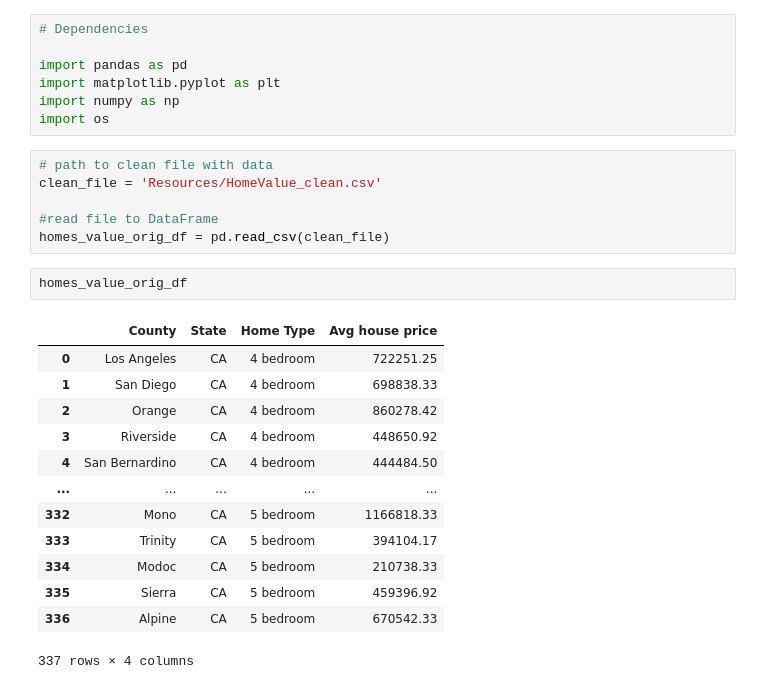
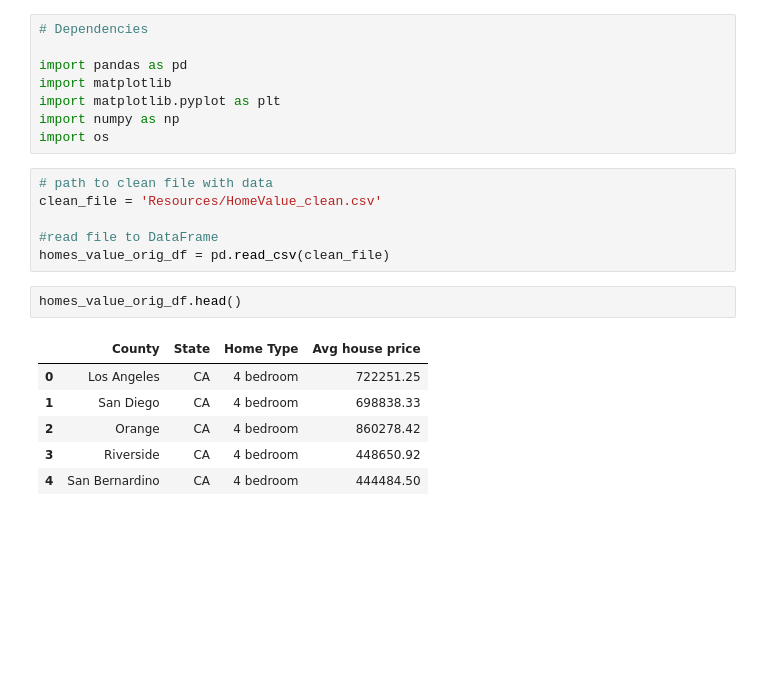
Before and after one commit to 52Godfrey/BestCityToLiveCA, a Jupyter notebook: Analisys.ipynb, the cells around one changed output. Drawn from its saved outputs; the diff is of its cells as text; blank space fills up the shorter version.

```diff
--- a/Analisys.ipynb
+++ b/Analisys.ipynb
@@ -2,6 +2,7 @@
 # Dependencies
 
 import pandas as pd
+import matplotlib
 import matplotlib.pyplot as plt
 import numpy as np
 import os
@@ -12,21 +13,14 @@ clean_file = 'Resources/HomeValue_clean.csv'
 #read file to DataFrame
 homes_value_orig_df = pd.read_csv(clean_file)
 # %%
-homes_value_orig_df
+homes_value_orig_df.head()
 # %% [output]
 |  | County | State | Home Type | Avg house price |
 | 0 | Los Angeles | CA | 4 bedroom | 722251.25 |
 | 1 | San Diego | CA | 4 bedroom | 698838.33 |
 | 2 | Orange | CA | 4 bedroom | 860278.42 |
 | 3 | Riverside | CA | 4 bedroom | 448650.92 |
 | 4 | San Bernardino | CA | 4 bedroom | 444484.50 |
-| ... | ... | ... | ... | ... |
-| 332 | Mono | CA | 5 bedroom | 1166818.33 |
-| 333 | Trinity | CA | 5 bedroom | 394104.17 |
-| 334 | Modoc | CA | 5 bedroom | 210738.33 |
-| 335 | Sierra | CA | 5 bedroom | 459396.92 |
-| 336 | Alpine | CA | 5 bedroom | 670542.33 |
-337 rows × 4 columns
 # %%
 homes_value_orig_df['Home Type'].unique()
 # %% [output]
```
Also changed, not shown: parts of 12 cells of this notebook, 1 other file.
